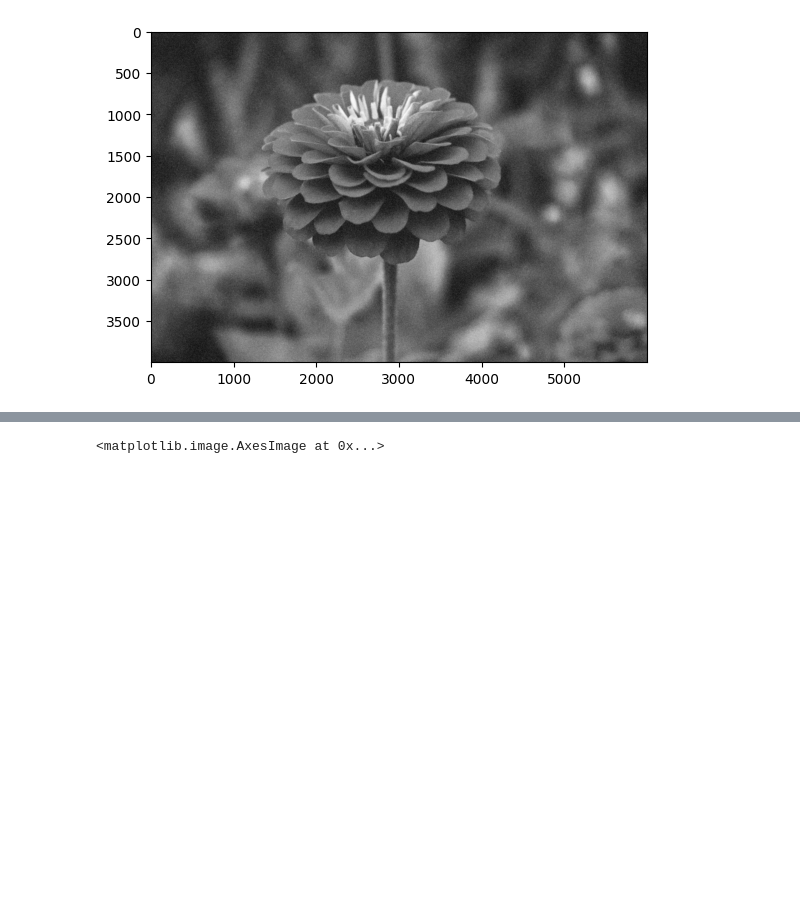
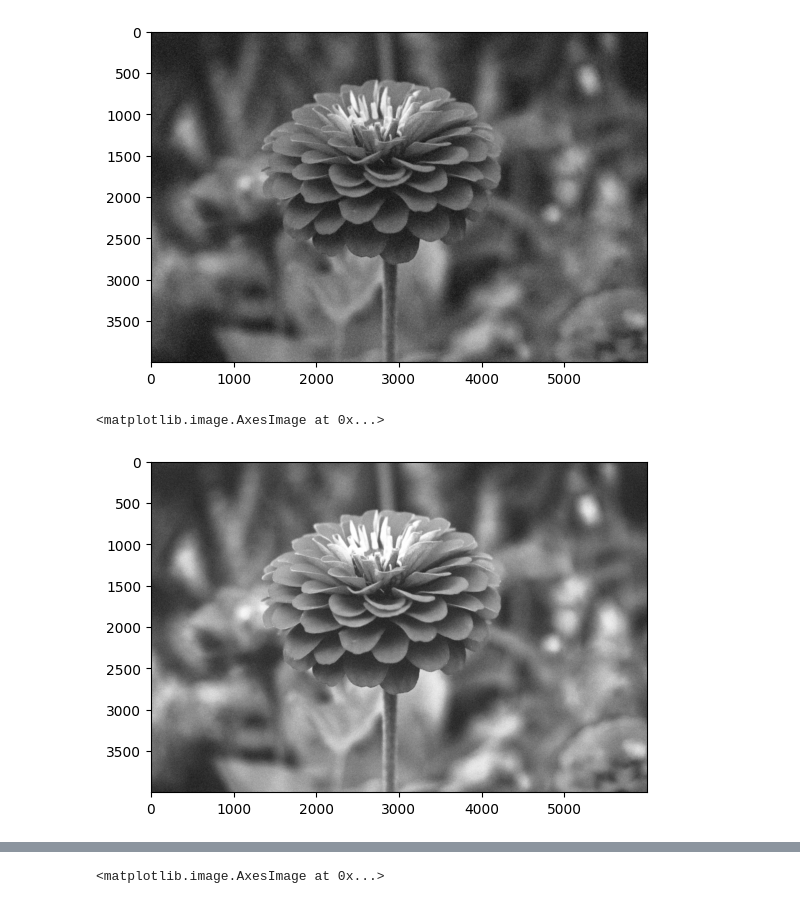
Before and after one commit to Matvey-Adukevich/cv_labs, a Jupyter notebook: task2/task2.ipynb, the cells around one changed output, grey strips where cells are left out. Drawn from its saved outputs; the diff is of its cells as text; code cells hidden in the pictures; blank space fills up the shorter version.

```diff
--- a/task2/task2.ipynb
+++ b/task2/task2.ipynb
@@ -58,3 +72,10 @@ plt.imshow(image_gauss_gauss_2, cmap='gray')
 # %% [output]
 <matplotlib.image.AxesImage at 0x...>
 [figure]
+# %%
+#task2 Gaussian 1 Constant
+image_constant_gauss = cv2.GaussianBlur(image_noise_constant,(5,5),0)
+plt.imshow(image_constant_gauss, cmap='gray')
+# %% [output]
+<matplotlib.image.AxesImage at 0x...>
+[figure, added]
```
Also changed, not shown: parts of 14 cells of this notebook.
